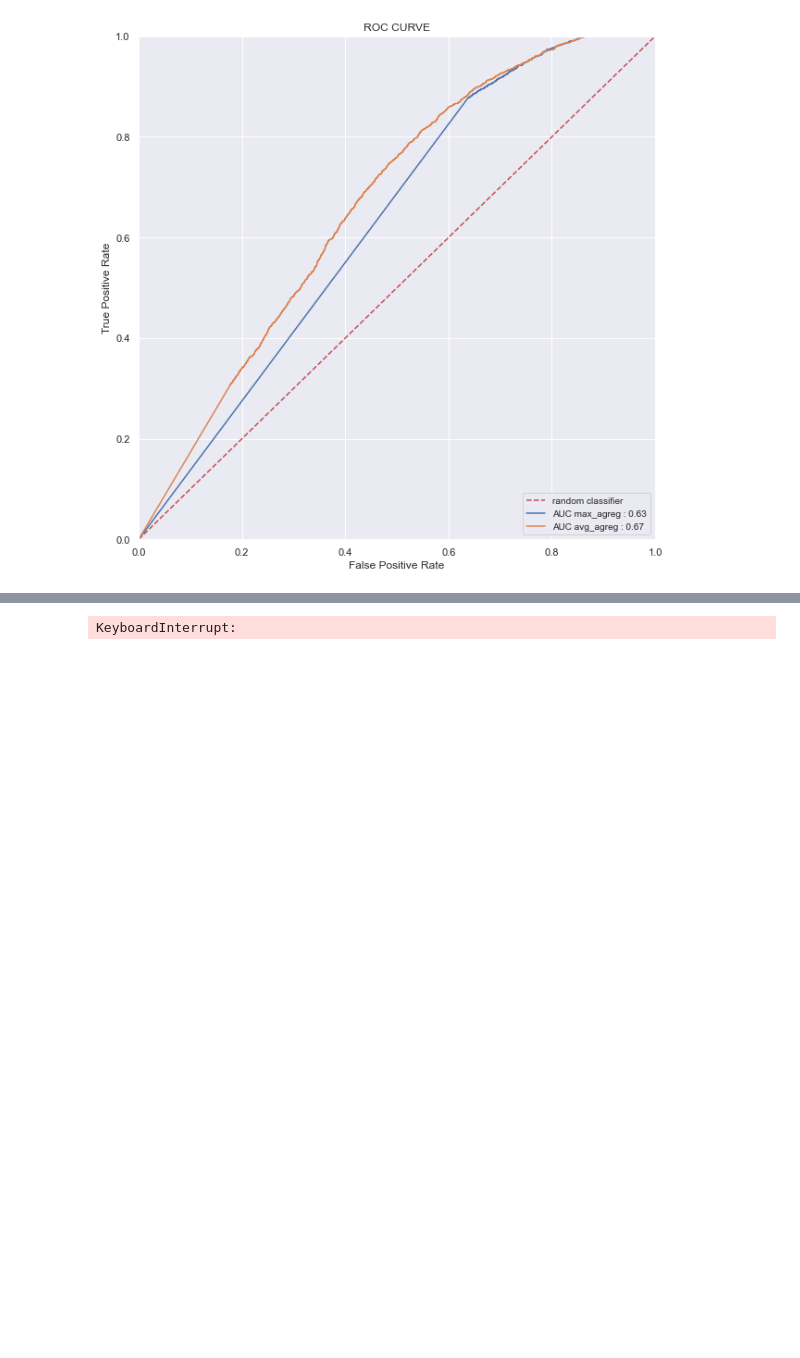
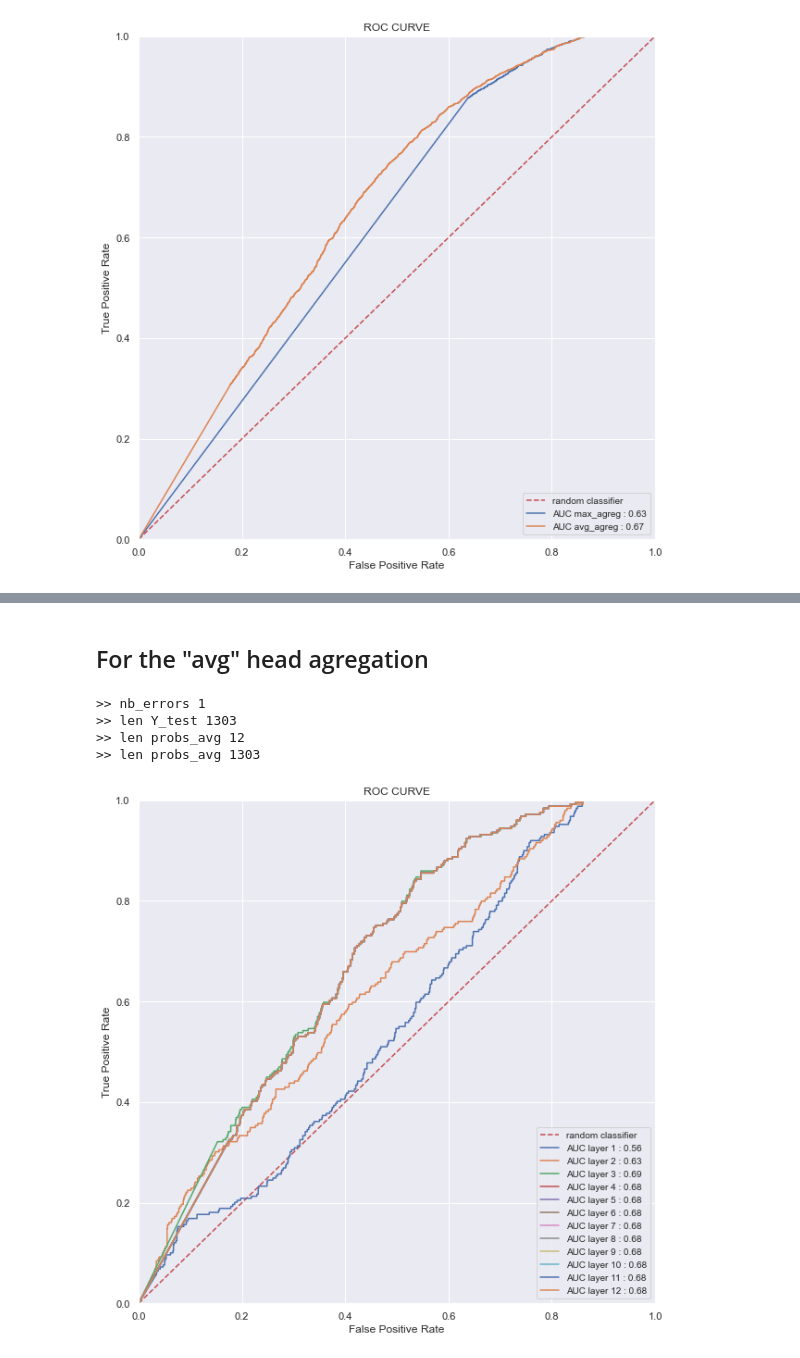
Before and after one commit to lolofo/stage_4_gm, a Jupyter notebook: attention_algorithms/Roc Curve Study.ipynb, the cells around one changed output, grey strips where cells are left out. Saved outputs shown, nothing was run; the diff lists cells and outputs as text; code cells hidden in the pictures; blank space fills up the shorter version.

```diff
--- a/attention_algorithms/Roc Curve Study.ipynb
+++ b/attention_algorithms/Roc Curve Study.ipynb
@@ -189,3 +254,5 @@ plt.savefig(os.path.join(graph_folder, "combined_roc_curves.png"))
+# %% [markdown]
+## For the "avg" head agregation
 # %%
 Y_test = []
 probs = []
@@ -214,7 +281,7 @@ for _, i in enumerate(tqdm.tqdm(range(50))):
             Y_test += eval(e_snli_data["hg_goal"][j])
 
             # maximum agregation for the heads
-            raw_attention_inst.set_up_graph(agr_type="max")
+            raw_attention_inst.set_up_graph(agr_type="avg")
             n_layer, _, _ = raw_attention_inst.att_tens_agr.shape
             for l in range(n_layer+1):
                 if l>0:
@@ -238,4 +305,13 @@ print(f">> len Y_test {len(Y_test)}")
 print(f">> len probs_avg {len(probs)}")
 print(f">> len probs_avg {len(probs[0])}")
 # %% [output]
-KeyboardInterrupt:
+>> nb_errors 1
+>> len Y_test 1303
+>> len probs_avg 12
+>> len probs_avg 1303
+# %%
+legend = [f"layer {i}" for i in range(1,13)]
+fig = combine_roc_ruves(Y_test, probs, legend=legend)
+plt.savefig(os.path.join(graph_folder, "every_layer_combined_roc_curves_avg.png"))
+# %% [output]
+[figure, added]
```
Also changed, not shown: parts of 4 cells of this notebook, 2 other files.
